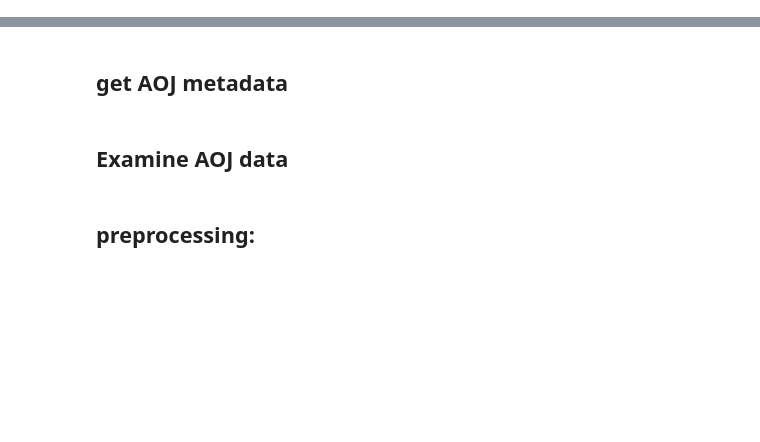
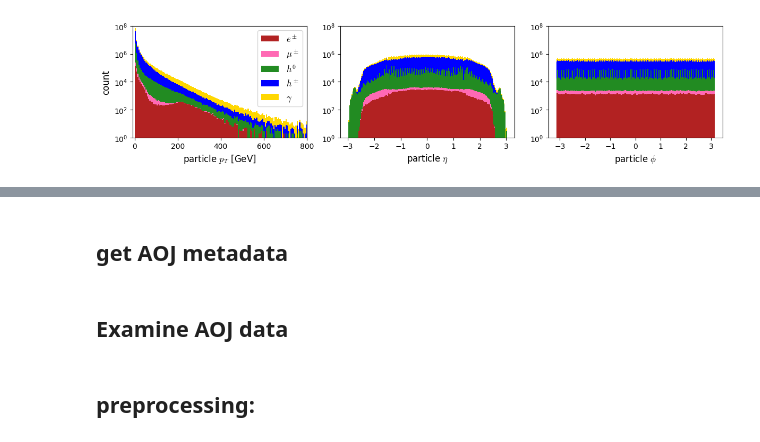
Before and after one commit to dfaroughy/Multimodal-Bridges, a Jupyter notebook: notebooks/data_aoj.ipynb, the cells around one changed output, grey strips where cells are left out. Cells and saved outputs as stored; diff of their text form; code cells hidden in the pictures; blank space fills up the shorter version.

```diff
--- a/notebooks/data_aoj.ipynb
+++ b/notebooks/data_aoj.ipynb
@@ -95,10 +15,0 @@ jets.plot_flavor_count_per_jet(ax=ax)
-# %%
-def flavor_mask(jets,idx):
-    return lambda x : x[jets.constituents.discrete.squeeze(-1) == idx * jets.constituents.mask_bool]
-
-_, ax = plt.subplots(1, 1, figsize=(3, 2))
-
-jets.constituents.histplot("pt", apply_map=flavor_mask(jets, 0) ,ax=ax, fill=False, bins=100, lw=1, log_scale=(True, True), stat="density", xlim=(0, 500))
-jets.constituents.histplot("pt", apply_map=flavor_mask(jets, 1) ,ax=ax, fill=False, bins=100, lw=1, log_scale=(True, True), stat="density", xlim=(0, 500))
-jets.constituents.histplot("pt", apply_map=flavor_mask(jets, 2) ,ax=ax, fill=False, bins=100, lw=1, log_scale=(True, True), stat="density", xlim=(0, 500))
-jets.constituents.histplot("pt", apply_map=flavor_mask(jets, 3) ,ax=ax, fill=False, bins=100, lw=1, log_scale=(True, True), stat="density", xlim=(0, 500))
@@ -111,8 +15,0 @@ UserWarning: Attempt to set non-positive xlim on a log-scaled axis will be ignor
-# %%
-
-_, ax = plt.subplots(1, 1, figsize=(3, 2))
-
-jets.constituents.histplot("eta_rel", apply_map=flavor_mask(jets, 0) ,ax=ax, fill=False, bins=100, lw=1, log_scale=(False, True), stat="density", xlim=(-1, 1))
-jets.constituents.histplot("eta_rel", apply_map=flavor_mask(jets, 1) ,ax=ax, fill=False, bins=100, lw=1, log_scale=(False, True), stat="density", xlim=(-1, 1))
-jets.constituents.histplot("eta_rel", apply_map=flavor_mask(jets, 2) ,ax=ax, fill=False, bins=100, lw=1, log_scale=(False, True), stat="density", xlim=(-1, 1))
-jets.constituents.histplot("eta_rel", apply_map=flavor_mask(jets, 3) ,ax=ax, fill=False, bins=100, lw=1, log_scale=(False, True), stat="density", xlim=(-1, 1))
@@ -120,0 +16,82 @@ jets.constituents.histplot("eta_rel", apply_map=flavor_mask(jets, 3) ,ax=ax, fil
+# %%
+import numpy as np
+import matplotlib.pyplot as plt
+import torch  # For tensor to numpy conversion if needed
+from matplotlib.lines import Line2D
+
+flavors = [
+    "Electron",
+    "Muon",
+    "NeutralHadron",
+    "ChargedHadron",
+    "Photon",
+]
+
+flavor_colors = {
+    "Photon": "gold",
+    "NeutralHadron": "forestgreen",
+    "ChargedHadron": "blue",
+    "Electron": "firebrick",
+    "Muon": "hotpink",
+}
+
+flavor_labels= {
+    "Photon": r"$\gamma$",
+    "NeutralHadron": r"$h^{0}$",
+    "ChargedHadron": r"$h^\pm$",
+    "Electron": r"$e^\pm$",
+    "Muon": r"$\mu^\pm$"
+}
+
+colors = [flavor_colors[flavor] for flavor in flavors]
+labels = [flavor_labels[flavor] for flavor in flavors]
+features = ['pt', 'eta', 'phi']
+
+fig, axes = plt.subplots(1, 3, figsize=(12, 3))
+
+# jets.histplot('pt', bins=300, ax=axes[0], color='k', lw=0.5, fill=False)
+# jets.histplot('eta_rel', bins=200, ax=axes[1], color='k', lw=0.5, fill=False)
+# jets.histplot('phi_rel', bins=200, ax=axes[2], color='k', lw=0.5, fill=False)
+
+for ax, feature in zip(axes, features):
+
+    data_list = []
+
+    for flavor in flavors:
+        feature_data = getattr(jets, f"{feature}_{flavor}")
+        if isinstance(feature_data, torch.Tensor):
+            feature_data = feature_data.detach().cpu().numpy()
+        data_list.append(feature_data)
+
+    if feature == 'pt':
+        all_data = np.concatenate(data_list)
+        positive_data = all_data[all_data > 0]
+        xmin = positive_data.min() if positive_data.size > 0 else 1e-2
+        xmax = all_data.max() if all_data.size > 0 else 10
+        bins = 300
+        ax.set_yscale("log")
+        xlabel = r"particle $p_T$ [GeV]"
+
+    elif feature == 'eta':
+        bins = 200
+        ax.set_yscale("log")
+        xlabel = "particle $\eta$"
+
+    elif feature == 'phi':
+        bins = 200
+        ax.set_yscale("log")
+        xlabel = "particle $\phi$"
+
+    ax.hist(data_list, bins=bins, stacked=True, label=labels, color=colors, edgecolor=None)
+
+    ax.set_ylim(1, 1e8)
+    axes[0].set_xlim(-10, 800)
+    ax.set_xlabel(xlabel, fontsize=12)
+    axes[0].set_ylabel("count", fontsize=12)
+    axes[0].legend(fontsize=12, loc='upper right')
+
+plt.tight_layout()
+plt.savefig("particle_feats.png", dpi=1000)
+plt.show()
+# %% [output]
+[figure, added]
```
Also changed, not shown: parts of 14 cells of this notebook, 1 other file.
